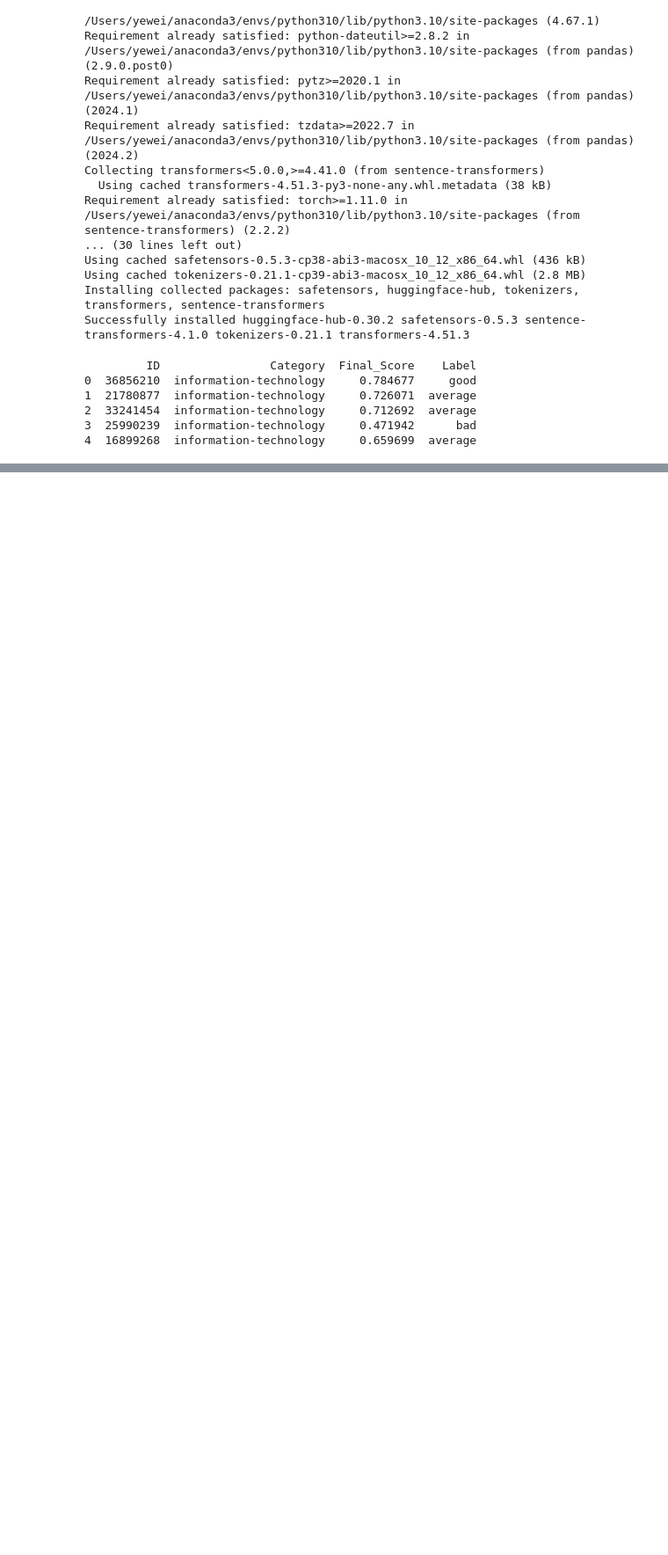
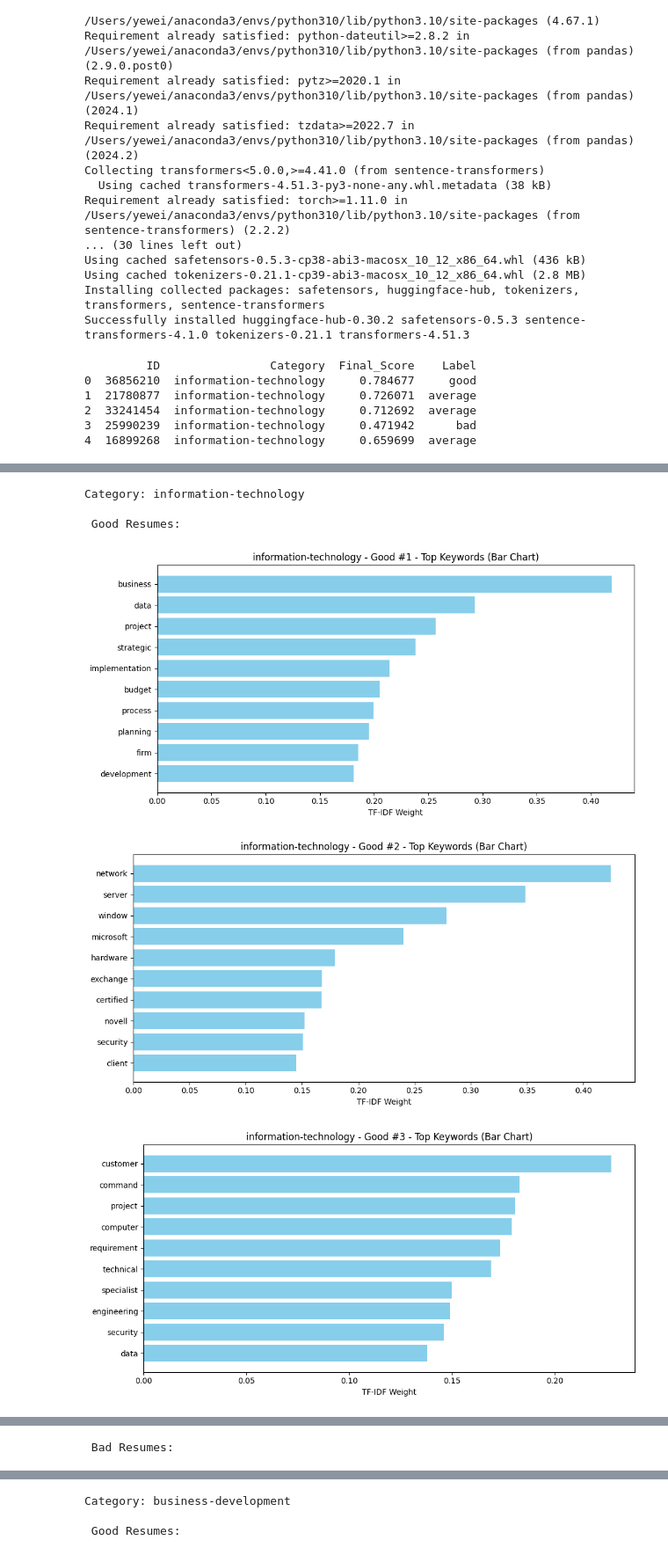
Before and after one commit to JoyJEZhang/ds--job-resume-match-system, a Jupyter notebook: preprocess.ipynb, the cells around one changed output, grey strips where cells are left out. Shown at 88% size. Saved outputs shown, nothing was run; the diff lists cells and outputs as text; code cells hidden in the pictures; blank space fills up the shorter version.

Commit message:
Topic Modeling

```diff
--- a/preprocess.ipynb
+++ b/preprocess.ipynb
@@ -281,0 +284,4 @@ resume_labeled_df.head(5)
+# %%
+resume_labeled_df = pd.read_csv("resume_labeled_df.csv")
+top_categories_filter = resume_labeled_df['Category'].value_counts().head(5).index.tolist()
+top_categories_filter
@@ -281,0 +314,70 @@ resume_labeled_df.head(5)
+# %%
+#Create Document-Term Matrix & Train the Topic Model & Visualize with Word Clouds
+from sklearn.feature_extraction.text import TfidfVectorizer
+from sklearn.decomposition import NMF
+import matplotlib.pyplot as plt
+categories=resume_labeled_df['Category'].unique()
+def topic_modeling_by_group(texts, n_topics=4, n_words=10, title_prefix="Topic"):
+
+    texts = texts.dropna()
+    texts = texts[texts.str.strip().astype(bool)]
+    if len(texts) < 2:
+        print(f"Skipping {title_prefix}: too few documents ({len(texts)})")
+        return
+
+    vectorizer = TfidfVectorizer(max_df=0.95, min_df=2, stop_words='english')
+    doc_term = vectorizer.fit_transform(texts)
+
+    model = NMF(n_components=n_topics, random_state=42)
+    model.fit(doc_term)
+
+    feature_names = vectorizer.get_feature_names_out() # abstract keywords
+    for idx, topic in enumerate(model.components_):
+        word_weights = {
+            feature_names[i]: topic[i]
+            for i in topic.argsort()[:-n_words - 1:-1]
+        }
+        # Word Cloud
+        ''' wordcloud = WordCloud(width=800, height=400, background_color='white').generate_from_frequencies(word_weights)
+        plt.figure(figsize=(10, 5))
+        plt.imshow(wordcloud, interpolation='bilinear')
+        plt.axis('off')
+        plt.title(f"{title_prefix} #{idx + 1}", fontsize=16)
+        plt.show()'''
+
+        #Bar Chart
+        words = list(word_weights.keys())
+        weights = list(word_weights.values())
+
+        plt.figure(figsize=(10, 5))
+        plt.barh(words[::-1], weights[::-1], color='skyblue')  # reverse for top-down order
+        plt.xlabel("TF-IDF Weight")
+        plt.title(f"{title_prefix} #{idx + 1} - Top Keywords (Bar Chart)")
+        plt.tight_layout()
+        plt.show()
+
+# Topic Model for 5 categories
+for cat in top_categories_filter:
+    print(f"Category: {cat}")
+    sub = resume_labeled_df[resume_labeled_df['Category'] == cat]
+    print("\n Good Resumes:")
+
+    if 'good' in sub['Label'].values:
+        good_resumes = sub[sub['Label'] == 'good']['clean_resume']
+        topic_modeling_by_group(good_resumes,title_prefix=f"{cat} - Good")
+    else:
+        print("There's no good resumes.")
+
+    print("\n Bad Resumes:")
+    if 'bad' in sub['Label'].values:
+        bad_resumes = sub[sub['Label'] == 'bad']['clean_resume']
+        topic_modeling_by_group(bad_resumes,title_prefix=f"{cat} - Bad")
+    else:
+        print("There's no bad resumes.")
+# %% [output]
+Category: information-technology
+
+ Good Resumes:
+[figure, added]
+[figure, added]
+[figure, added]
@@ -281,0 +385 @@ resume_labeled_df.head(5)
+ Bad Resumes:
@@ -281,0 +390,3 @@ resume_labeled_df.head(5)
+Category: business-development
+
+ Good Resumes:
```
Also changed, not shown: parts of 4 cells of this notebook, 1 other file.
